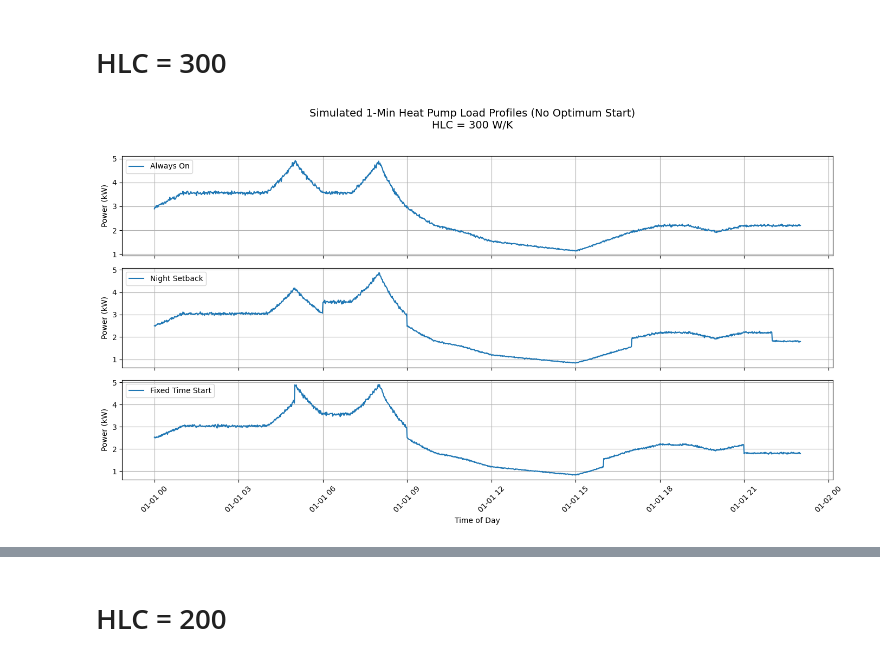
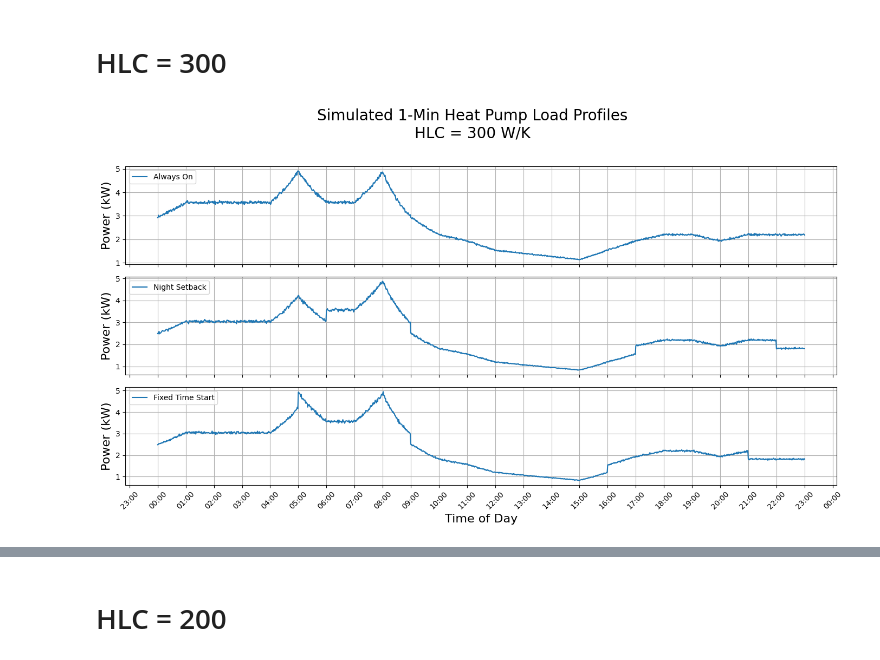
Before and after one commit to LarisaPetrakova/Integration-of-LCTs-in-LV-grids-Masters-Dissertation, a Jupyter notebook: HP_unmanaged_simulation_new.ipynb, the cells around one changed output, grey strips where cells are left out. Cells and saved outputs as stored; diff of their text form; code cells hidden in the pictures.

Commit message:
HP load simulation

```diff
--- a/HP_unmanaged_simulation_new.ipynb
+++ b/HP_unmanaged_simulation_new.ipynb
@@ -57,37 +58,41 @@ for name, active_hours in scenarios.items():
     df_temp['T_indoor'] = np.where(df_temp['active'], indoor_temp_main, indoor_temp_setback)
 
     # Heat demand
     df_temp['delta_T'] = df_temp['T_indoor'] - df_temp['outdoor_temp']
     df_temp['Q_loss_W'] = df_temp['delta_T'] * HLC
     df_temp['Q_kWh'] = (df_temp['Q_loss_W'] * time_step) / 3600000  # W·s = kWh
 
     # Add small randomness (±1%) to reflect natural variation
     df_temp['weight'] = 1.0 + np.random.normal(0.0, 0.01, len(df_temp))
     df_temp['Q_kWh_weighted'] = df_temp['Q_kWh'] * df_temp['weight']
 
     # Electrical power
     df_temp['elec_kWh'] = df_temp['Q_kWh_weighted'] / df_temp['COP']
     df_temp['kW'] = df_temp['elec_kWh'] * 60  # Convert to kW
 
     # Save result
     results_300[name] = df_temp['kW']
 
 # Plot
 
 fig, axs = plt.subplots(nrows=3, ncols=1, figsize=(14, 8), sharex=True)
 for ax, name in zip(axs, scenarios.keys()):
     ax.plot(results_300.index, results_300[name], label=name.replace("_", " ").title())
-    ax.set_ylabel("Power (kW)")
+    ax.set_ylabel("Power (kW)", fontsize=16)
     ax.legend(loc='upper left')
     ax.grid(True)
 
-axs[-1].set_xlabel("Time of Day")
-fig.suptitle(f"Simulated 1-Min Heat Pump Load Profiles (No Optimum Start)\nHLC = {HLC} W/K", fontsize=14)
+# Format x-axis to show only time
+axs[-1].xaxis.set_major_formatter(mdates.DateFormatter('%H:%M'))
+axs[-1].xaxis.set_major_locator(mdates.HourLocator(interval=1))  # every hour
+axs[-1].set_xlabel("Time of Day", fontsize=16)
+fig.suptitle(f"Simulated 1-Min Heat Pump Load Profiles\nHLC = {HLC} W/K", fontsize=20)
 plt.xticks(rotation=45)
 plt.tight_layout(rect=[0, 0, 1, 0.96])
+plt.savefig('HP_load_300HLC.png', dpi=300)
 plt.show()
 # %% [output]
-[figure, old version]
+[figure, new version]
 # %%
 daily_energy_kWh = results_300.sum() / 60  # Sum over all minutes, then dividing by 60 to get kWh
 print(daily_energy_kWh)
```
Also changed, not shown: parts of 8 cells of this notebook.
